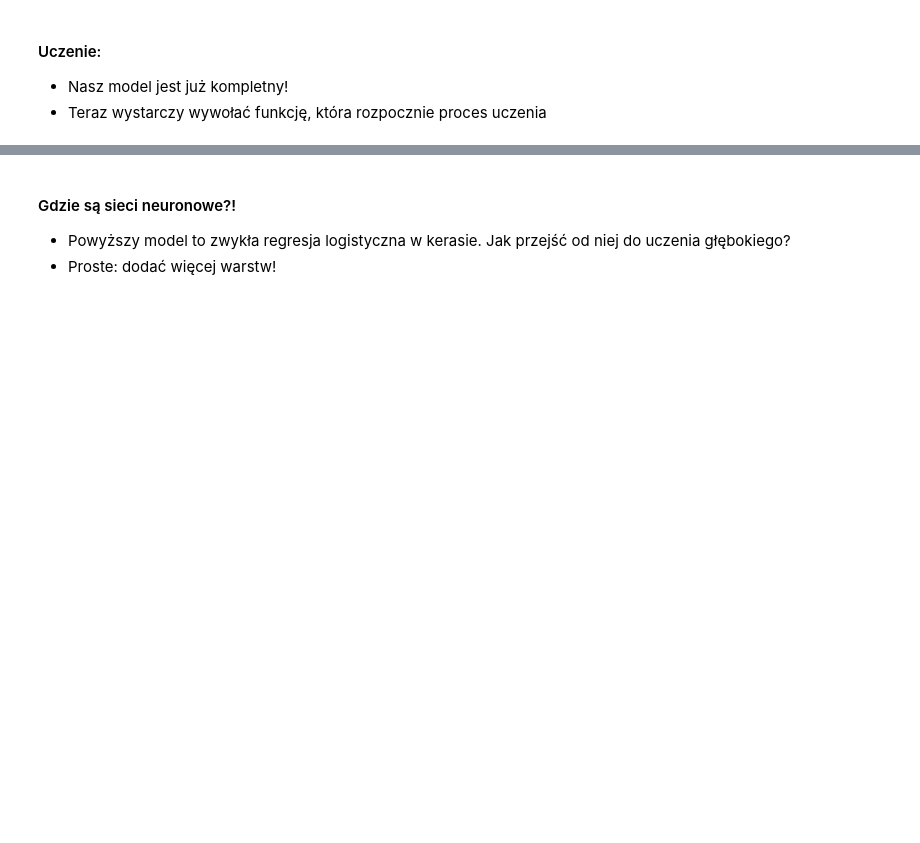
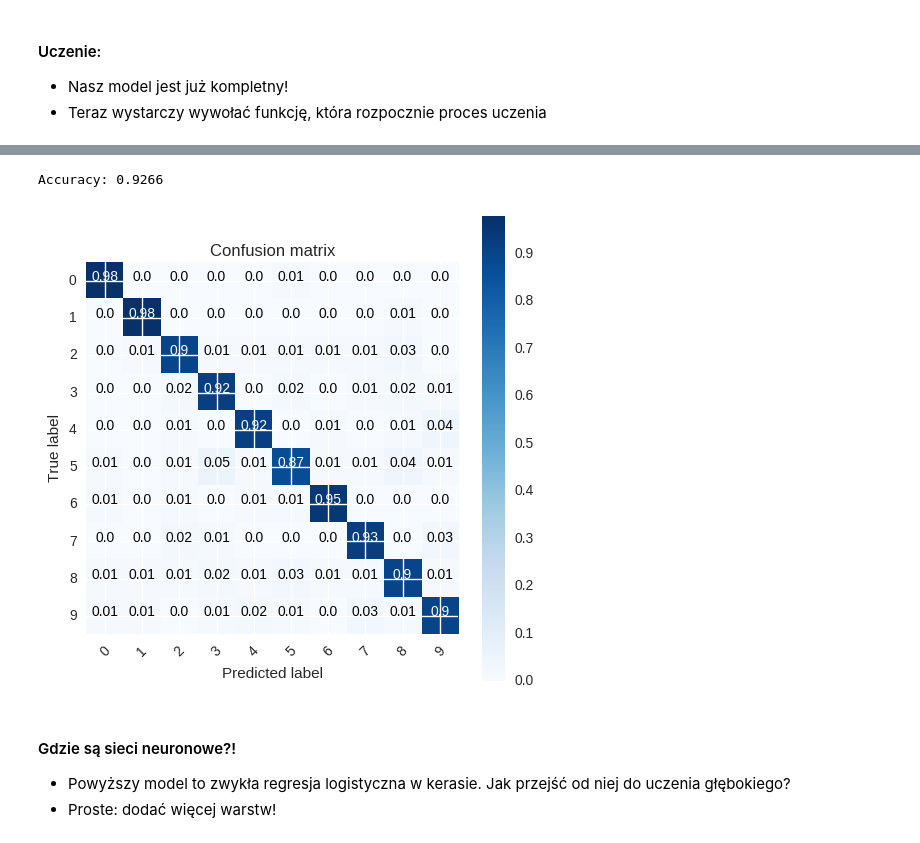
Before and after one commit to dwisniewski/machine_learning_for_students, a Jupyter notebook: lab3.ipynb, the cells around one changed output, grey strips where cells are left out. Saved outputs shown, nothing was run; the diff lists cells and outputs as text; code cells hidden in the pictures; blank space fills up the shorter version.

```diff
--- a/lab3.ipynb
+++ b/lab3.ipynb
@@ -288,7 +300,7 @@ Y_train = np_utils.to_categorical(y_train, 10)
 Y_test  = np_utils.to_categorical(y_test,  10)
 # %%
 # Przygotujmy też same obrazki
-rozmiar = 20
+rozmiar = 28
 X_train = X_train.reshape(-1, rozmiar, rozmiar, 1)
 X_test  = X_test.reshape(-1,  rozmiar, rozmiar, 1)
 
@@ -342,7 +362,7 @@ model.add(get_probas_layer)
 # %% [markdown]
 skorzystamy ze standardowego zestawu w przypadku klasyfikacji: straty logistycznej i optymalizatora [Adam](google.com)
 # %%
-f_straty = "categorical_crossbentropy"
+f_straty = "categorical_crossentropy"
 optymalizator = "adam"
 
 # Model należy jeszcze skompilować, podając wybraną stratę i optymalizator
@@ -357,10 +389,13 @@ model.fit(X_train, Y_train, nb_epoch=liczba_iteracji)
 # %%
 # jak sobie poradziliśmy?
-preds = model.predict(X_test)
+preds = model.predict_classes(X_test)
+acc   = np.mean(preds == y_test)
 
-# TODO
-plot_confmat(preds, Y_test)
-plot_accuracy(preds, Y_test)
+plot_confusion_matrix(y_test, preds)
+print("\nAccuracy: {}".format(acc))
+# %% [output]
+Accuracy: 0.9266
+[figure, added]
 # %% [markdown]
 #### Gdzie są sieci neuronowe?!
 
```
Also changed, not shown: parts of 25 cells of this notebook, 2 other files.
